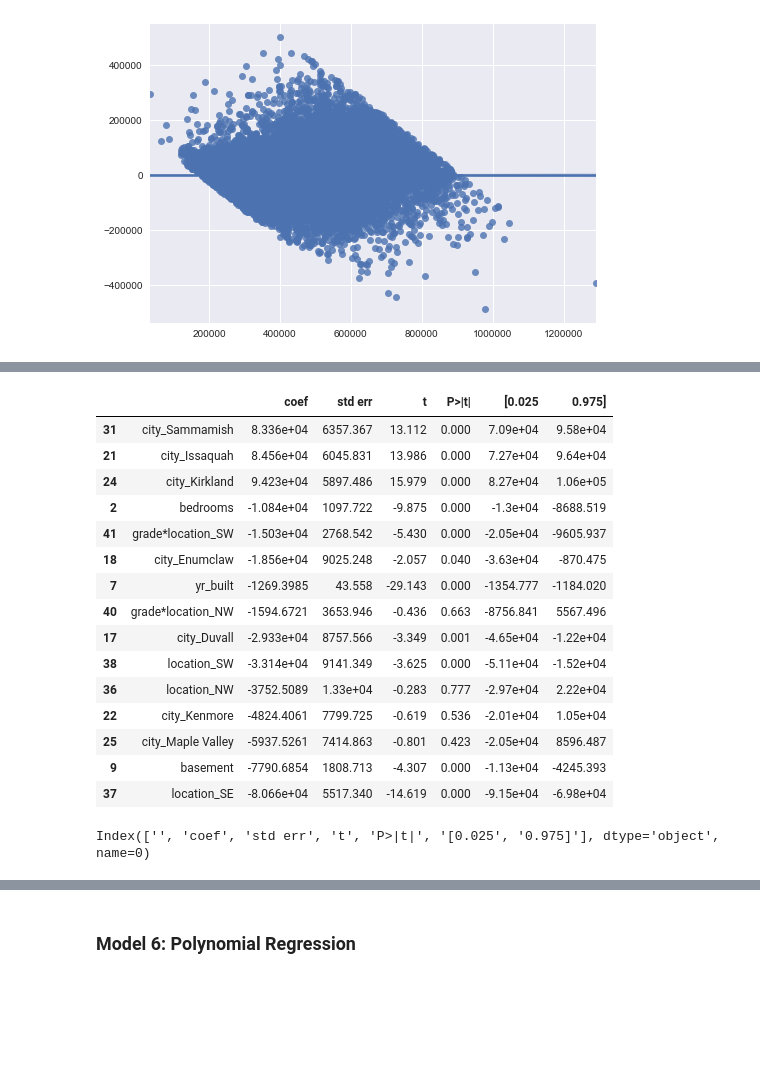
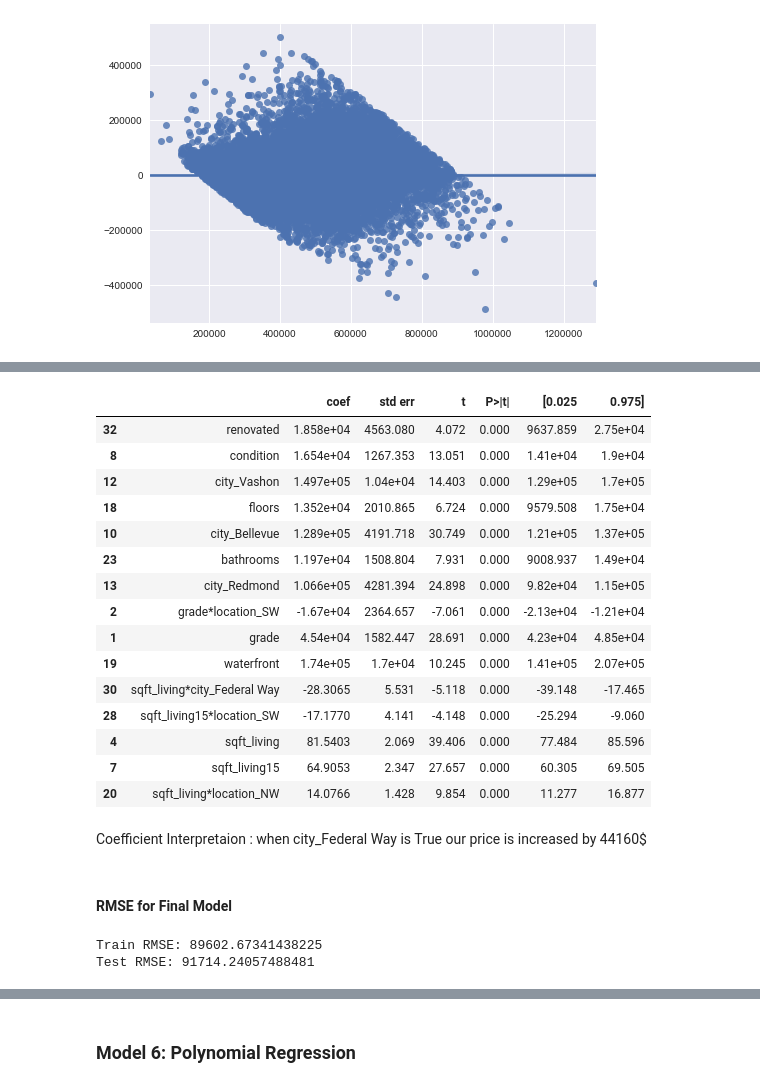
Before and after one commit to alimahzoon/King-County-House-Sales, a Jupyter notebook: Models.ipynb, the cells around one changed output, grey strips where cells are left out. Cells and saved outputs as stored; diff of their text form; code cells hidden in the pictures; blank space fills up the shorter version.

```diff
--- a/Models.ipynb
+++ b/Models.ipynb
@@ -918,0 +907,2 @@ sns.regplot(x=Interactions_model.predict(x_train4), y=Interactions_model.resid);
+# %%
+result = stepwise_selection(x_train4, y_train2, verbose=True)
@@ -918,0 +927,5 @@ sns.regplot(x=Interactions_model.predict(x_train4), y=Interactions_model.resid);
+# %%
+x_train5 = x_train4.loc[:,result]
+x_test5 = x_test4.loc[:,result]
+# %%
+model_trainer(result, target, x_train5, y_train2)
@@ -919,32 +967,40 @@ sns.regplot(x=Interactions_model.predict(x_train4), y=Interactions_model.resid);
+# %%
+Final_model = sm.OLS(y_train2, x_train5).fit()
 # %%
-summary = Interactions_model.summary()
+#Top 15 Coefficients in our model
+summary = Final_model.summary()
 p_table = summary.tables[1]
 p_table = pd.DataFrame(p_table.data)
 p_table.columns = p_table.iloc[0]
 p_table = p_table.drop(0)
 i = p_table[((p_table[''] == 'const'))].index
 p_table.drop(i,inplace=True)
-p_table = p_table.sort_values(by = 'coef', ascending=True)
+p_table = p_table.sort_values(by = 'coef', ascending=False)
 
 p_table.tail(15)
 # %% [output]
 |  |  | coef | std err | t | P>|t| | [0.025 | 0.975] |
-| 31 | city_Sammamish | 8.336e+04 | 6357.367 | 13.112 | 0.000 | 7.09e+04 | 9.58e+04 |
-| 21 | city_Issaquah | 8.456e+04 | 6045.831 | 13.986 | 0.000 | 7.27e+04 | 9.64e+04 |
-| 24 | city_Kirkland | 9.423e+04 | 5897.486 | 15.979 | 0.000 | 8.27e+04 | 1.06e+05 |
-| 2 | bedrooms | -1.084e+04 | 1097.722 | -9.875 | 0.000 | -1.3e+04 | -8688.519 |
-| 41 | grade*location_SW | -1.503e+04 | 2768.542 | -5.430 | 0.000 | -2.05e+04 | -9605.937 |
-| 18 | city_Enumclaw | -1.856e+04 | 9025.248 | -2.057 | 0.040 | -3.63e+04 | -870.475 |
-| 7 | yr_built | -1269.3985 | 43.558 | -29.143 | 0.000 | -1354.777 | -1184.020 |
-| 40 | grade*location_NW | -1594.6721 | 3653.946 | -0.436 | 0.663 | -8756.841 | 5567.496 |
-| 17 | city_Duvall | -2.933e+04 | 8757.566 | -3.349 | 0.001 | -4.65e+04 | -1.22e+04 |
-| 38 | location_SW | -3.314e+04 | 9141.349 | -3.625 | 0.000 | -5.11e+04 | -1.52e+04 |
-| 36 | location_NW | -3752.5089 | 1.33e+04 | -0.283 | 0.777 | -2.97e+04 | 2.22e+04 |
-| 22 | city_Kenmore | -4824.4061 | 7799.725 | -0.619 | 0.536 | -2.01e+04 | 1.05e+04 |
-| 25 | city_Maple Valley | -5937.5261 | 7414.863 | -0.801 | 0.423 | -2.05e+04 | 8596.487 |
-| 9 | basement | -7790.6854 | 1808.713 | -4.307 | 0.000 | -1.13e+04 | -4245.393 |
-| 37 | location_SE | -8.066e+04 | 5517.340 | -14.619 | 0.000 | -9.15e+04 | -6.98e+04 |
+| 32 | renovated | 1.858e+04 | 4563.080 | 4.072 | 0.000 | 9637.859 | 2.75e+04 |
+| 8 | condition | 1.654e+04 | 1267.353 | 13.051 | 0.000 | 1.41e+04 | 1.9e+04 |
+| 12 | city_Vashon | 1.497e+05 | 1.04e+04 | 14.403 | 0.000 | 1.29e+05 | 1.7e+05 |
+| 18 | floors | 1.352e+04 | 2010.865 | 6.724 | 0.000 | 9579.508 | 1.75e+04 |
+| 10 | city_Bellevue | 1.289e+05 | 4191.718 | 30.749 | 0.000 | 1.21e+05 | 1.37e+05 |
+| 23 | bathrooms | 1.197e+04 | 1508.804 | 7.931 | 0.000 | 9008.937 | 1.49e+04 |
+| 13 | city_Redmond | 1.066e+05 | 4281.394 | 24.898 | 0.000 | 9.82e+04 | 1.15e+05 |
+| 2 | grade*location_SW | -1.67e+04 | 2364.657 | -7.061 | 0.000 | -2.13e+04 | -1.21e+04 |
+| 1 | grade | 4.54e+04 | 1582.447 | 28.691 | 0.000 | 4.23e+04 | 4.85e+04 |
+| 19 | waterfront | 1.74e+05 | 1.7e+04 | 10.245 | 0.000 | 1.41e+05 | 2.07e+05 |
+| 30 | sqft_living*city_Federal Way | -28.3065 | 5.531 | -5.118 | 0.000 | -39.148 | -17.465 |
+| 28 | sqft_living15*location_SW | -17.1770 | 4.141 | -4.148 | 0.000 | -25.294 | -9.060 |
+| 4 | sqft_living | 81.5403 | 2.069 | 39.406 | 0.000 | 77.484 | 85.596 |
+| 7 | sqft_living15 | 64.9053 | 2.347 | 27.657 | 0.000 | 60.305 | 69.505 |
+| 20 | sqft_living*location_NW | 14.0766 | 1.428 | 9.854 | 0.000 | 11.277 | 16.877 |
-# %%
-p_table.columns
-# %% [output]
-Index(['', 'coef', 'std err', 't', 'P>|t|', '[0.025', '0.975]'], dtype='object', name=0)
+# %% [markdown]
+Coefficient Interpretaion : when city_Federal Way is True our price is increased by 44160$
+# %% [markdown]
+#### RMSE for Final Model
+# %%
+calculate_rmse(x_train5, x_test5, y_train2, y_test2, Final_model)
+# %% [output]
+Train RMSE: 89602.67341438225
+Test RMSE: 91714.24057488481
```
Also changed, not shown: parts of 18 cells of this notebook.
